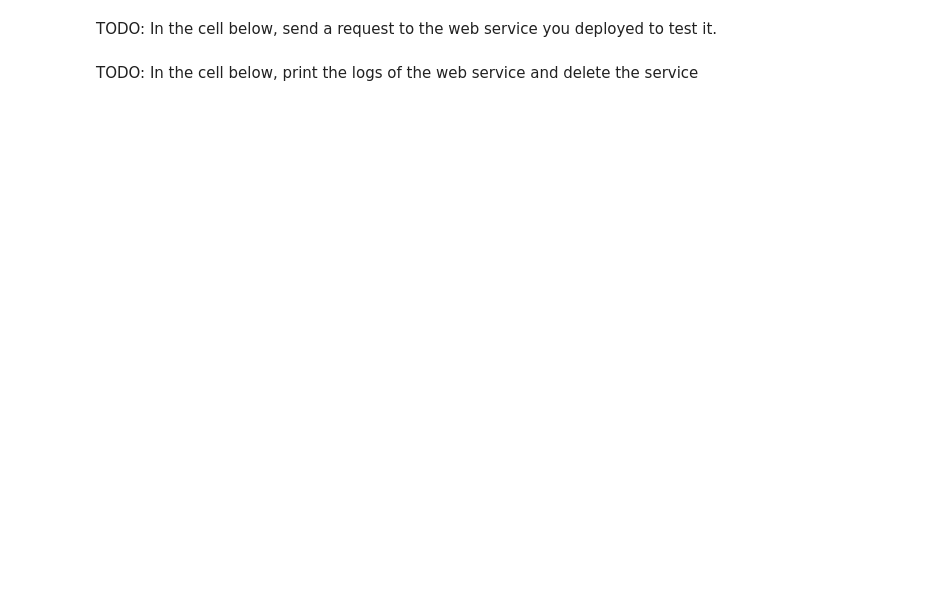
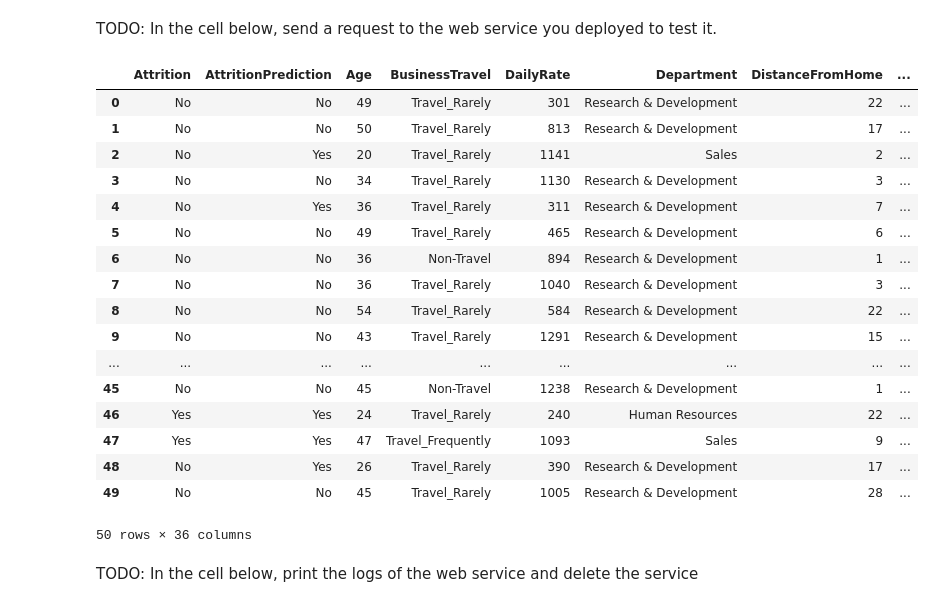
Before and after one commit to sebastianbirk/udacity-aml-engineer-nanodegree, a Jupyter notebook: 03_aml_capstone/capstone_project_azure_machine_learning_engineer/automl.ipynb, the cells around one changed output. Saved outputs shown, nothing was run; the diff lists cells and outputs as text; code cells hidden in the pictures; blank space fills up the shorter version.

```diff
--- a/03_aml_capstone/capstone_project_azure_machine_learning_engineer/automl.ipynb
+++ b/03_aml_capstone/capstone_project_azure_machine_learning_engineer/automl.ipynb
@@ -181,0 +209,7 @@ TODO: In the cell below, register the model, create an inference config and depl
+# %%
+# Register the best model
+description = "AutoML model trained on attrition data to predict if an employee will leave the company"
+tags = None
+model = automl_run.register_model(model_name = model_name, description = description, tags = tags)
+
+print(automl_run.model_id)
@@ -181,0 +218,18 @@ TODO: In the cell below, register the model, create an inference config and depl
+# %%
+# Deploy the model as a web service on Azure Container Instance
+inference_config = InferenceConfig(entry_script=script_file_name)
+
+aci_config = AciWebservice.deploy_configuration(
+    cpu_cores = 1,
+    memory_gb = 1,
+    tags = {"data": "attrition", 'type': "automl_model"},
+    description = "Attrition prediction web service based on automl model"
+)
+
+aci_service_name = "attrition-prediction-web-service"
+print(aci_service_name)
+
+aci_service = Model.deploy(ws, aci_service_name, [model], inference_config, aci_config)
+
+aci_service.wait_for_deployment(True)
+print(aci_service.state)
@@ -182,4 +243,39 @@ TODO: In the cell below, register the model, create an inference config and depl
 # %% [markdown]
 TODO: In the cell below, send a request to the web service you deployed to test it.
+# %%
+# Load unseen test data and split target and feature columns
+df = pd.read_csv("./data/attrition_test.csv")
+X_test = df.loc[:, df.columns != "Attrition"].reset_index(drop=True)
+y_test = df.loc[:, "Attrition"].reset_index(drop=True)
+# %%
+# Send a request to the web service with some sample rows from the test set
+X_test_json = X_test[:50].to_json(orient="records")
+data = "{\"data\": " + X_test_json + "}"
+headers = {'Content-Type': 'application/json'}
+
+resp = requests.post(aci_service.scoring_uri, data, headers=headers)
+y_test_pred = json.loads(json.loads(resp.text))['result']
+# %%
+# Compare prediction results and actual targets
+pd.concat([y_test[:50], pd.DataFrame({"AttritionPrediction": y_test_pred}).replace({"AttritionPrediction": {True: "Yes", False: "No"}}), X_test[:50]], axis=1)
+# %% [output]
+|  | Attrition | AttritionPrediction | Age | BusinessTravel | DailyRate | Department | DistanceFromHome | ... |
+| 0 | No | No | 49 | Travel_Rarely | 301 | Research & Development | 22 | ... |
+| 1 | No | No | 50 | Travel_Rarely | 813 | Research & Development | 17 | ... |
+| 2 | No | Yes | 20 | Travel_Rarely | 1141 | Sales | 2 | ... |
+| 3 | No | No | 34 | Travel_Rarely | 1130 | Research & Development | 3 | ... |
+| 4 | No | Yes | 36 | Travel_Rarely | 311 | Research & Development | 7 | ... |
+| 5 | No | No | 49 | Travel_Rarely | 465 | Research & Development | 6 | ... |
+| 6 | No | No | 36 | Non-Travel | 894 | Research & Development | 1 | ... |
+| 7 | No | No | 36 | Travel_Rarely | 1040 | Research & Development | 3 | ... |
+| 8 | No | No | 54 | Travel_Rarely | 584 | Research & Development | 22 | ... |
+| 9 | No | No | 43 | Travel_Rarely | 1291 | Research & Development | 15 | ... |
+| ... | ... | ... | ... | ... | ... | ... | ... | ... |
+| 45 | No | No | 45 | Non-Travel | 1238 | Research & Development | 1 | ... |
+| 46 | Yes | Yes | 24 | Travel_Rarely | 240 | Human Resources | 22 | ... |
+| 47 | Yes | Yes | 47 | Travel_Frequently | 1093 | Sales | 9 | ... |
+| 48 | No | Yes | 26 | Travel_Rarely | 390 | Research & Development | 17 | ... |
+| 49 | No | No | 45 | Travel_Rarely | 1005 | Research & Development | 28 | ... |
+50 rows × 36 columns
 # %% [markdown]
 TODO: In the cell below, print the logs of the web service and delete the service
```
Also changed, not shown: parts of 15 cells of this notebook, 14 other files.
